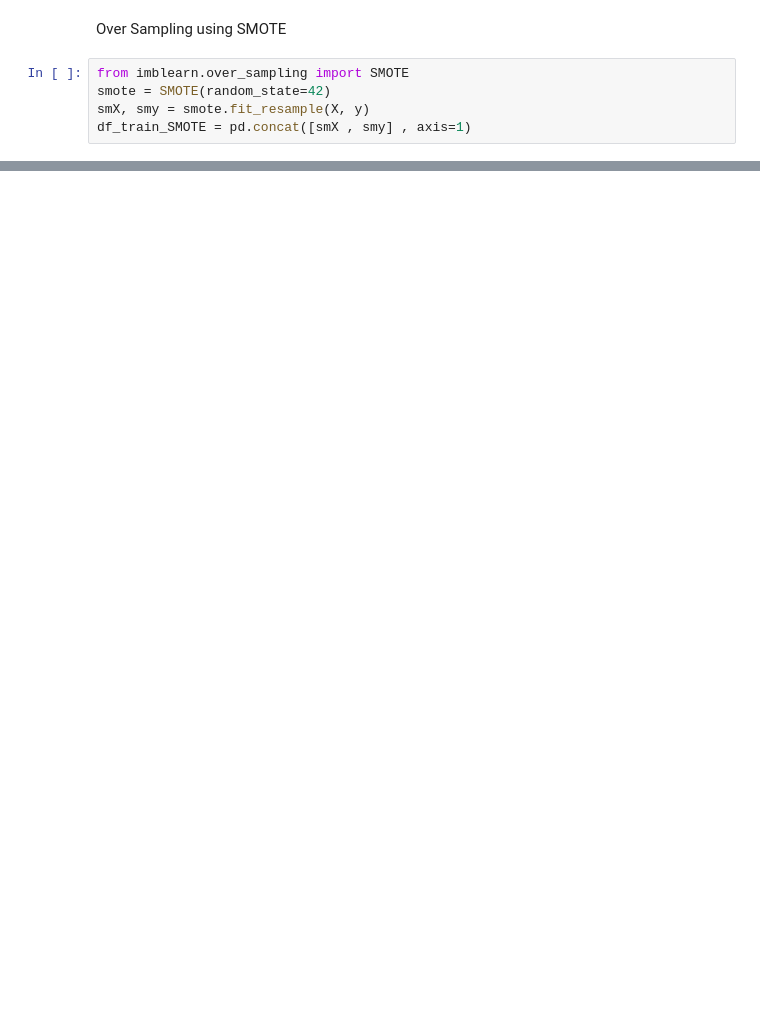
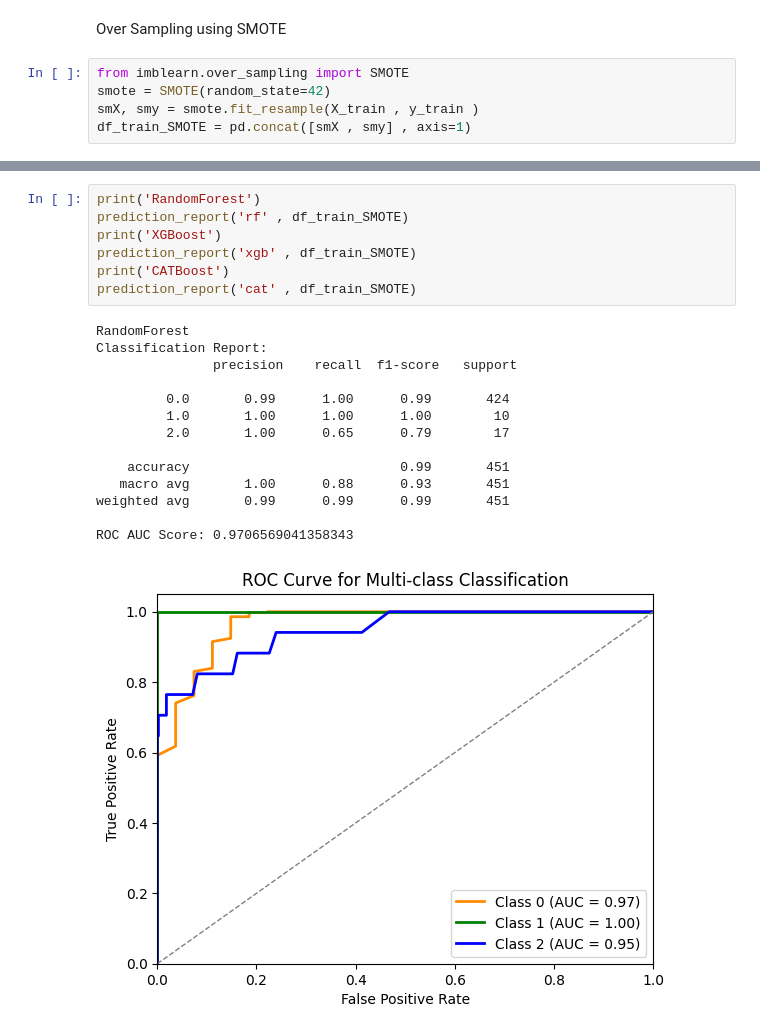
Before and after one commit to realBagher/gsmarena_analysis_anamoly, a Jupyter notebook: MachineLearning/Question2/datasets/make_datasets.ipynb, the cells around one changed output, grey strips where cells are left out. Drawn from its saved outputs; the diff is of its cells as text; blank space fills up the shorter version.

```diff
--- a/MachineLearning/Question2/datasets/make_datasets.ipynb
+++ b/MachineLearning/Question2/datasets/make_datasets.ipynb
@@ -164,7 +125,7 @@ Over Sampling using SMOTE
 # %%
 from imblearn.over_sampling import SMOTE
 smote = SMOTE(random_state=42)
-smX, smy = smote.fit_resample(X, y)
+smX, smy = smote.fit_resample(X_train , y_train )
 df_train_SMOTE = pd.concat([smX , smy] , axis=1)
 # %%
 df_train_SMOTE['OS'].value_counts()
@@ -175,0 +382,22 @@ Name: count, dtype: int64
+# %%
+print('RandomForest')
+prediction_report('rf' , df_train_SMOTE)
+print('XGBoost')
+prediction_report('xgb' , df_train_SMOTE)
+print('CATBoost')
+prediction_report('cat' , df_train_SMOTE)
+# %% [output]
+RandomForest
+Classification Report:
+               precision    recall  f1-score   support
+
+         0.0       0.99      1.00      0.99       424
+         1.0       1.00      1.00      1.00        10
+         2.0       1.00      0.65      0.79        17
+
+    accuracy                           0.99       451
+   macro avg       1.00      0.88      0.93       451
+weighted avg       0.99      0.99      0.99       451
+
+ROC AUC Score: 0.9706569041358343
+[figure, added]
```
Also changed, not shown: parts of 47 cells of this notebook, 16 other files.
